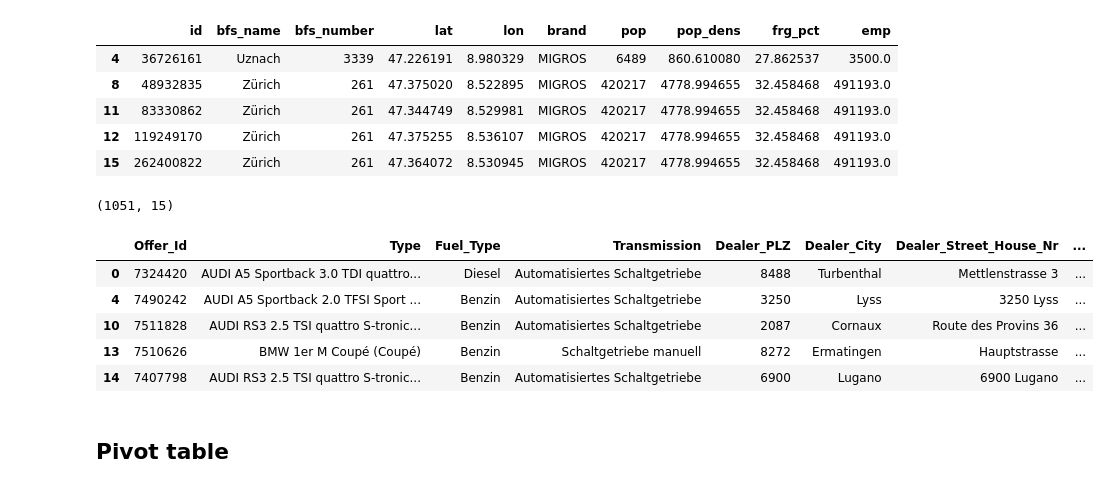
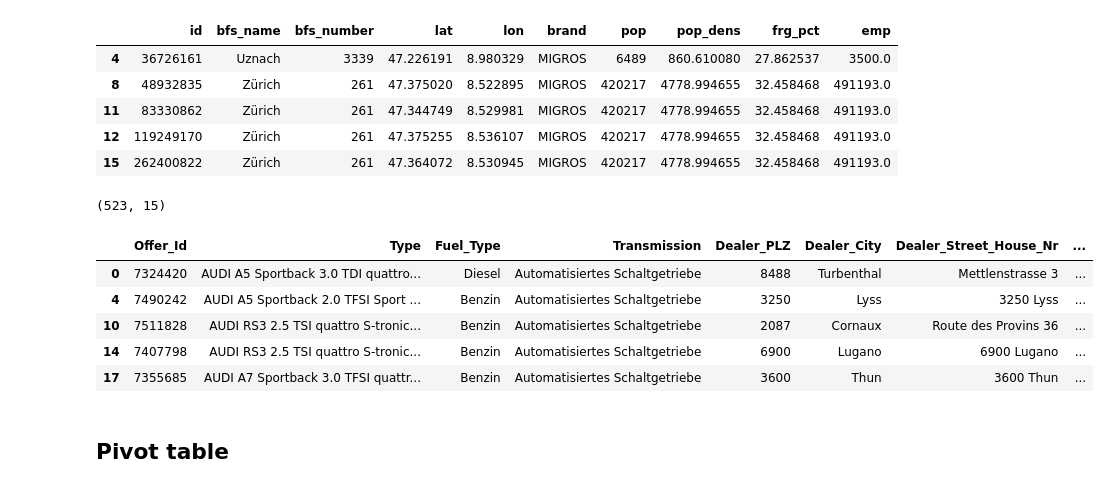
Before and after one commit to mrohner002/python_machine_learning_basics, a Jupyter notebook: CART_RandomForest/classification_tree_random_forest_supermarket_data.ipynb, the cells around one changed output. Saved outputs shown, nothing was run; the diff lists cells and outputs as text; code cells hidden in the pictures.

```diff
--- a/CART_RandomForest/classification_tree_random_forest_supermarket_data.ipynb
+++ b/CART_RandomForest/classification_tree_random_forest_supermarket_data.ipynb
@@ -188,17 +188,17 @@ df_sub.head()
 | 12 | 119249170 | Zürich | 261 | 47.375255 | 8.536107 | MIGROS | 420217 | 4778.994655 | 32.458468 | 491193.0 |
 | 15 | 262400822 | Zürich | 261 | 47.364072 | 8.530945 | MIGROS | 420217 | 4778.994655 | 32.458468 | 491193.0 |
 # %%
-df_sub_car = df_cars.loc[df_cars['Make'].isin(['AUDI', 'BMW'])]
+df_sub_car = df_cars.loc[df_cars['Make'].isin(['AUDI', 'FERRARI'])]
 print(df_sub_car.shape)
 df_sub_car.head()
 # %% [output]
-(1051, 15)
+(523, 15)
 |  | Offer_Id | Type | Fuel_Type | Transmission | Dealer_PLZ | Dealer_City | Dealer_Street_House_Nr | ... |
 | 0 | 7324420 | AUDI A5 Sportback 3.0 TDI quattro... | Diesel | Automatisiertes Schaltgetriebe | 8488 | Turbenthal | Mettlenstrasse 3 | ... |
 | 4 | 7490242 | AUDI A5 Sportback 2.0 TFSI Sport ... | Benzin | Automatisiertes Schaltgetriebe | 3250 | Lyss | 3250 Lyss | ... |
 | 10 | 7511828 | AUDI RS3 2.5 TSI quattro S-tronic... | Benzin | Automatisiertes Schaltgetriebe | 2087 | Cornaux | Route des Provins 36 | ... |
-| 13 | 7510626 | BMW 1er M Coupé (Coupé) | Benzin | Schaltgetriebe manuell | 8272 | Ermatingen | Hauptstrasse | ... |
 | 14 | 7407798 | AUDI RS3 2.5 TSI quattro S-tronic... | Benzin | Automatisiertes Schaltgetriebe | 6900 | Lugano | 6900 Lugano | ... |
+| 17 | 7355685 | AUDI A7 Sportback 3.0 TFSI quattr... | Benzin | Automatisiertes Schaltgetriebe | 3600 | Thun | 3600 Thun | ... |
 # %% [markdown]
 ## Pivot table
 # %%
```
Also changed, not shown: parts of 12 cells of this notebook.
